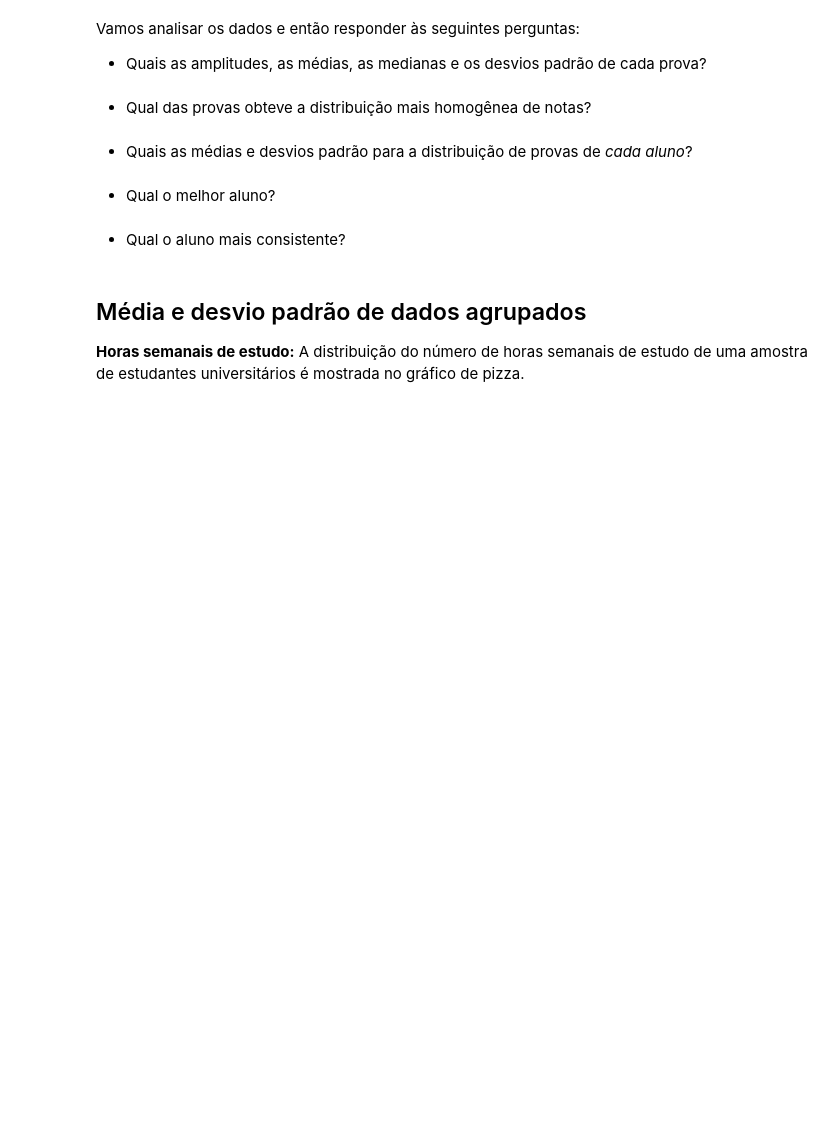
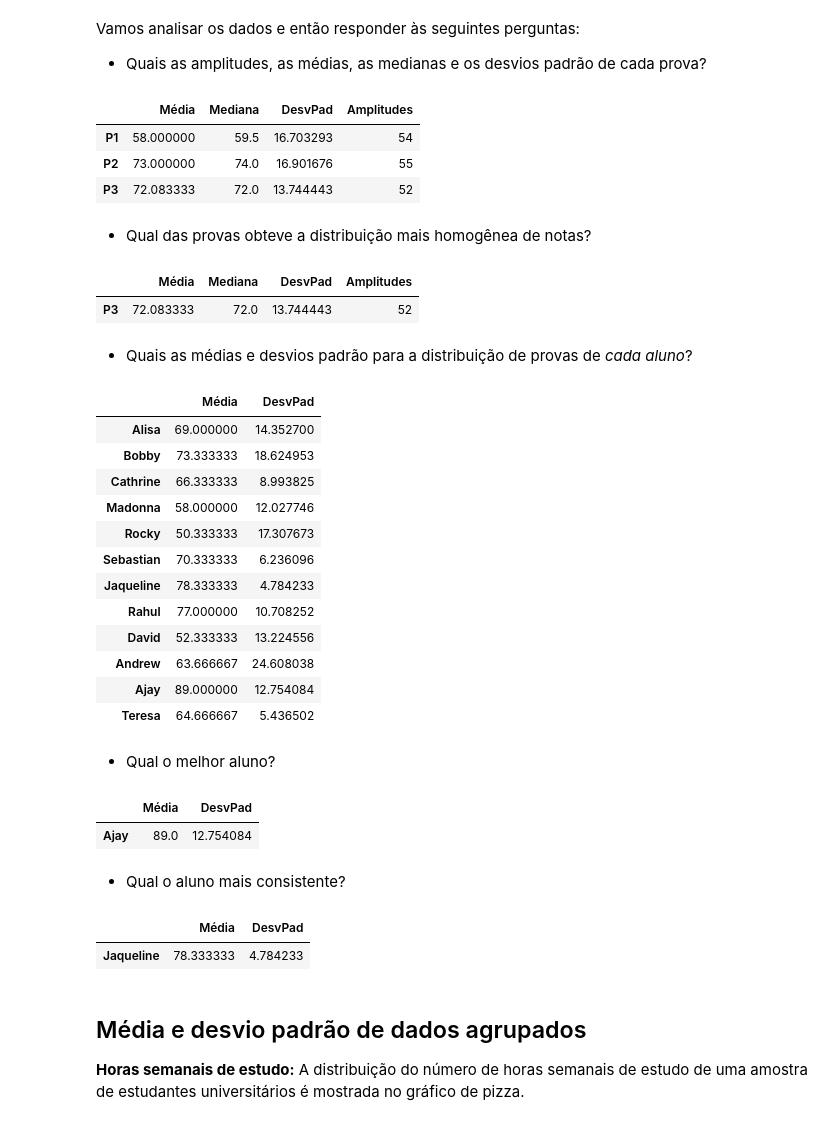
Before and after one commit to LucaPinheiro/Estatistica-2sem-IMT, a Jupyter notebook: Aula05/TTI109_Aula05_Versão_Aluno (1).ipynb, the cells around one changed output. Drawn from its saved outputs; the diff is of its cells as text; code cells hidden in the pictures; blank space fills up the shorter version.

```diff
--- a/Aula05/TTI109_Aula05_Versão_Aluno.ipynb
+++ b/Aula05/TTI109_Aula05_Versão_Aluno (1).ipynb
@@ -50,29 +50,51 @@ numéricas sejam utilizadas.
 dados são provenientes de uma população (o valor default, ddof=1, é usado para
 o desvio padrão amostral.'''
 
-est_provas = 'Complete aqui'
-est_provas['Mediana'] = 'Complete aqui'
-est_provas['DesvPad'] = 'Complete aqui'
+est_provas = pd.DataFrame(provas.mean(axis=0, numeric_only=True), columns=['Média'])
+est_provas['Mediana'] = provas.median(axis=0, numeric_only=True)
+est_provas['DesvPad'] =  provas.std(axis=0, numeric_only=True, ddof=0)
 amps = [provas['P'+str(i)].max() - provas['P'+str(i)].min() for i in range(1,4)]
 est_provas['Amplitudes'] = amps
 display(est_provas)
+# %% [output]
+|  | Média | Mediana | DesvPad | Amplitudes |
+| P1 | 58.000000 | 59.5 | 16.703293 | 54 |
+| P2 | 73.000000 | 74.0 | 16.901676 | 55 |
+| P3 | 72.083333 | 72.0 | 13.744443 | 52 |
 # %% [markdown]
 * Qual das provas obteve a distribuição mais homogênea de notas?
 # %%
 # Distribuição mais homogênea - usando o método iloc
-homogenea = 'Complete aqui'
+homogenea = est_provas.loc[est_provas['DesvPad'] == est_provas['DesvPad'].min()]
 display(homogenea)
+# %% [output]
+|  | Média | Mediana | DesvPad | Amplitudes |
+| P3 | 72.083333 | 72.0 | 13.744443 | 52 |
 # %% [markdown]
 * Quais as médias e desvios padrão para a distribuição de provas de *cada aluno*?
 # %%
 # Médias e desvios padrão por aluno
 ''' É preciso usar axis=1 para o cálculo nas linhas do DataFrame.
 CUIDADO: o retorno é um objeto Series, logo é preciso usar list() para
 armazenar em uma coluna de um DataFrame.'''
 
-est_alunos = 'Complete aqui'
-est_alunos.index = 'Complete aqui'
-est_alunos['DesvPad'] = 'Complete aqui'
+est_alunos = pd.DataFrame(provas.mean(axis=1, numeric_only=True), columns=['Média'])
+est_alunos.index = list(provas['Aluno'])
+est_alunos['DesvPad'] = list(provas.std(axis=1, numeric_only=True, ddof=0))
 display(est_alunos)
+# %% [output]
+|  | Média | DesvPad |
+| Alisa | 69.000000 | 14.352700 |
+| Bobby | 73.333333 | 18.624953 |
+| Cathrine | 66.333333 | 8.993825 |
+| Madonna | 58.000000 | 12.027746 |
+| Rocky | 50.333333 | 17.307673 |
+| Sebastian | 70.333333 | 6.236096 |
+| Jaqueline | 78.333333 | 4.784233 |
+| Rahul | 77.000000 | 10.708252 |
+| David | 52.333333 | 13.224556 |
+| Andrew | 63.666667 | 24.608038 |
+| Ajay | 89.000000 | 12.754084 |
+| Teresa | 64.666667 | 5.436502 |
 # %% [markdown]
 * Qual o melhor aluno?
@@ -82,2 +101,8 @@ display(melhor)
+# %%
+melhor = est_alunos.loc[est_alunos['Média'] == est_alunos['Média'].max()]
+display(melhor)
+# %% [output]
+|  | Média | DesvPad |
+| Ajay | 89.0 | 12.754084 |
 # %% [markdown]
 * Qual o aluno mais consistente?
@@ -87,3 +109,9 @@ display(consistente)
+# %%
+consistente = est_alunos.loc[est_alunos['DesvPad'] == est_alunos['DesvPad'].min()]
+display(consistente)
+# %% [output]
+|  | Média | DesvPad |
+| Jaqueline | 78.333333 | 4.784233 |
 # %% [markdown]
 ## Média e desvio padrão de dados agrupados
 
```
Also changed, not shown: parts of 7 cells of this notebook, 16 other files.
